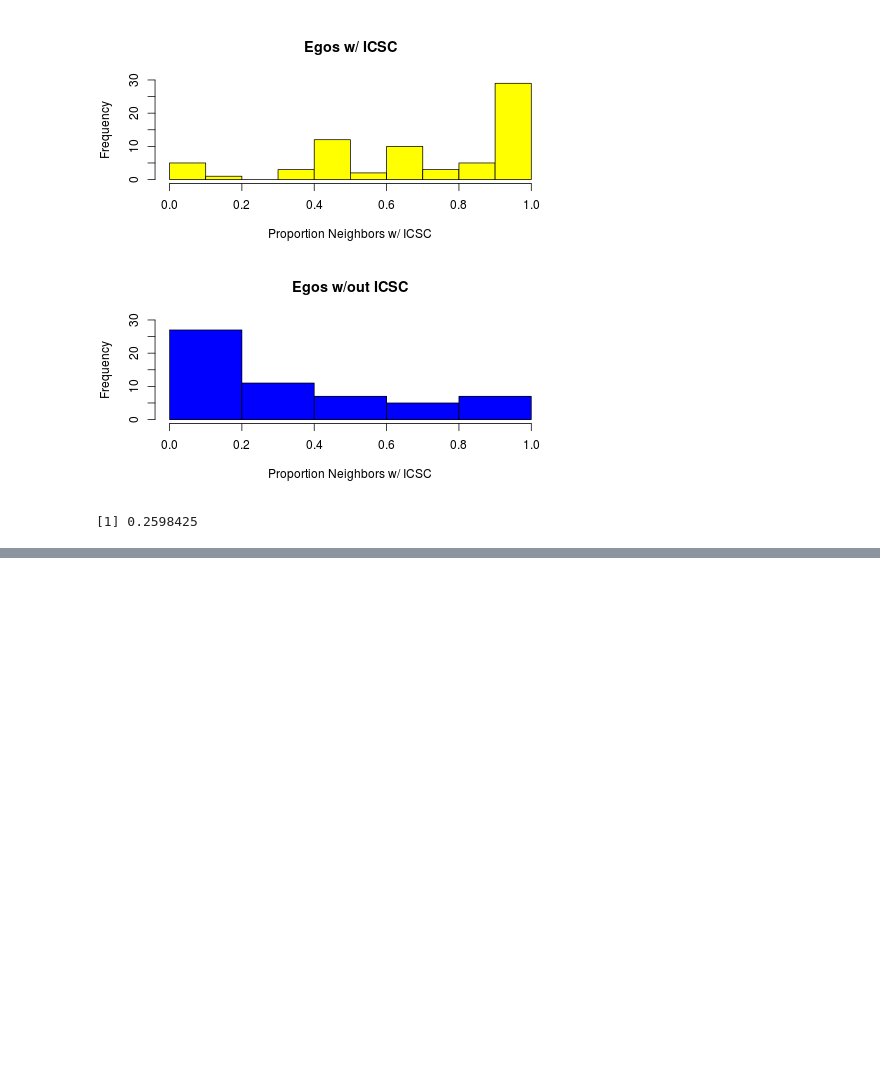
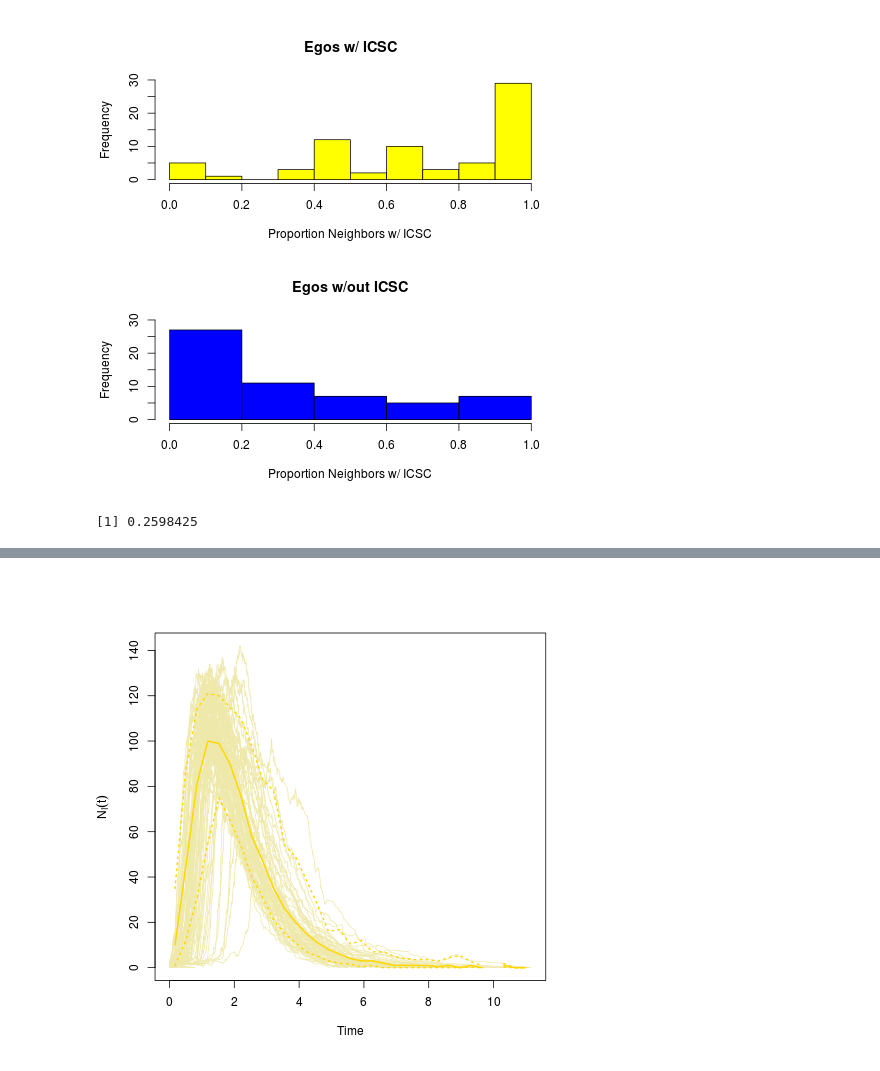
Before and after one commit to anhnguyendepocen/visual, a Jupyter notebook: part3/B_Network/ch08/08_Modeling_and_Predction_for_Processes_on_Network_Graphs.ipynb, the cells around one changed output, grey strips where cells are left out. Saved outputs shown, nothing was run; the diff lists cells and outputs as text; code cells hidden in the pictures; blank space fills up the shorter version.

```diff
--- a/part3/B_Network/ch08/08_Modeling_and_Predction_for_Processes_on_Network_Graphs.ipynb
+++ b/part3/B_Network/ch08/08_Modeling_and_Predction_for_Processes_on_Network_Graphs.ipynb
@@ -98,0 +271,4 @@ ERROR: Error in as.vector(x): 객체 'icst.ida'를 찾을 수 없습니다
+# %%
+plot(sim$ba, color="palegoldenrod", median_color="gold", quantile_color="gold")
+# %% [output]
+[figure, added]
```
Also changed, not shown: parts of 74 cells of this notebook, 1 other file.
